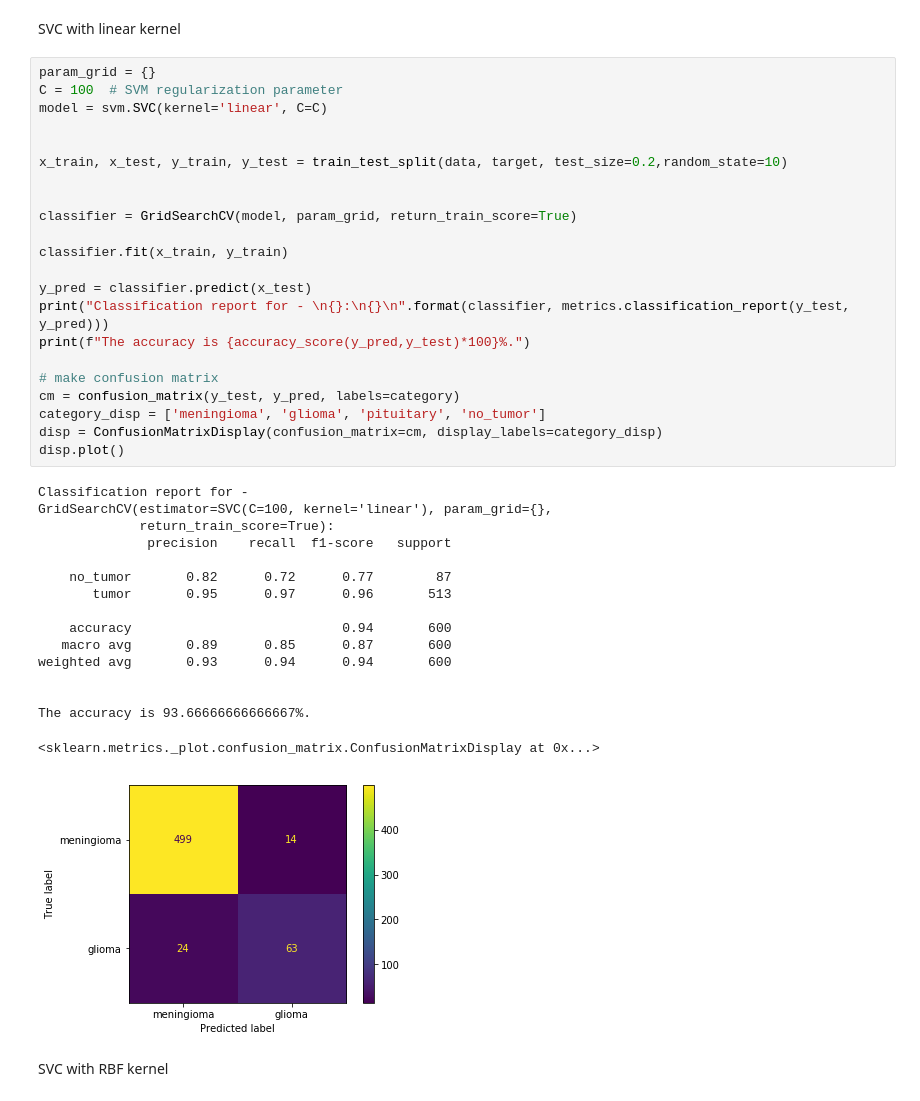
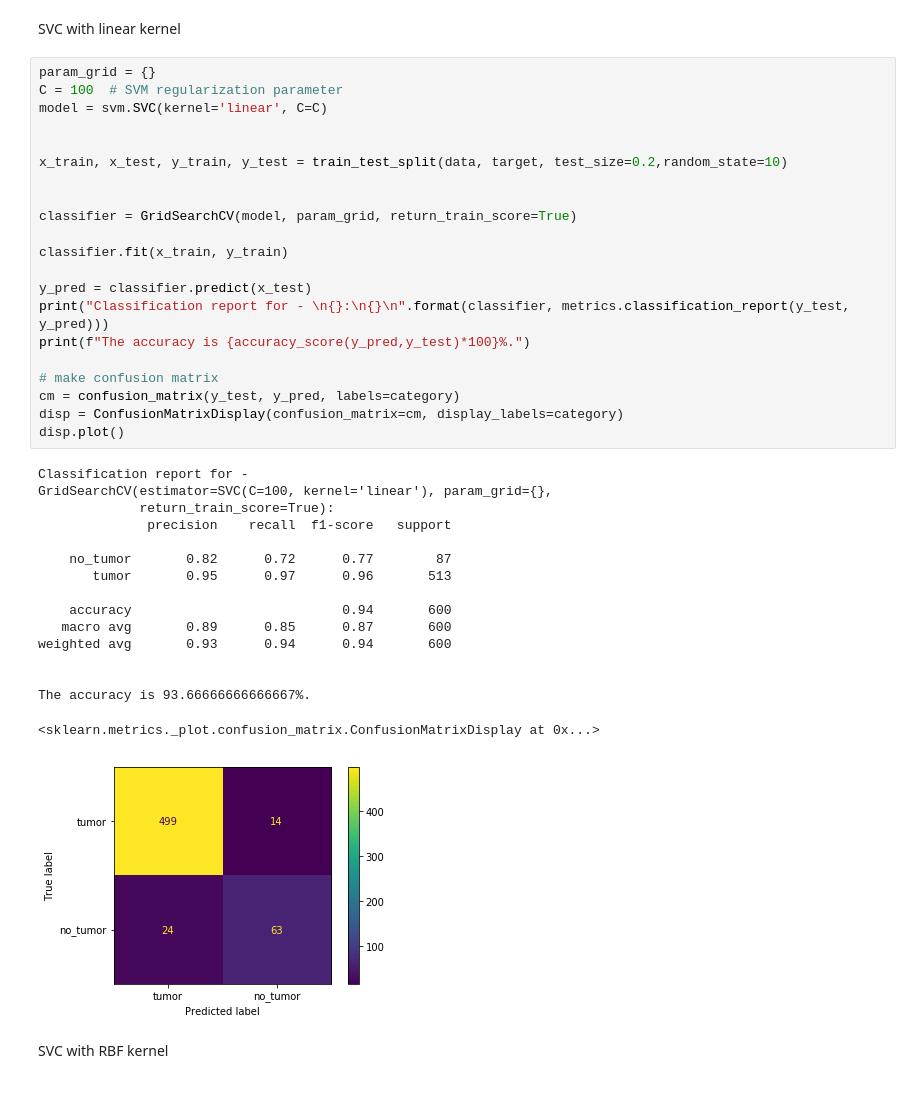
Before and after one commit to zhijie-yu-323/AMLS_21-22-_SN18028477, a Jupyter notebook: A_non_deep.ipynb, the cells around one changed output. Drawn from its saved outputs; the diff is of its cells as text.

```diff
--- a/A_non_deep.ipynb
+++ b/A_non_deep.ipynb
@@ -64,36 +64,35 @@ model = svm.SVC(kernel='linear', C=C)
 x_train, x_test, y_train, y_test = train_test_split(data, target, test_size=0.2,random_state=10)
 
 
 classifier = GridSearchCV(model, param_grid, return_train_score=True)
 
 classifier.fit(x_train, y_train)
 
 y_pred = classifier.predict(x_test)
 print("Classification report for - \n{}:\n{}\n".format(classifier, metrics.classification_report(y_test, y_pred)))
 print(f"The accuracy is {accuracy_score(y_pred,y_test)*100}%.")
 
 # make confusion matrix
 cm = confusion_matrix(y_test, y_pred, labels=category)
-category_disp = ['meningioma', 'glioma', 'pituitary', 'no_tumor']
-disp = ConfusionMatrixDisplay(confusion_matrix=cm, display_labels=category_disp)
+disp = ConfusionMatrixDisplay(confusion_matrix=cm, display_labels=category)
 disp.plot()
 # %% [output]
 Classification report for -
 GridSearchCV(estimator=SVC(C=100, kernel='linear'), param_grid={},
              return_train_score=True):
               precision    recall  f1-score   support
 
     no_tumor       0.82      0.72      0.77        87
        tumor       0.95      0.97      0.96       513
 
     accuracy                           0.94       600
    macro avg       0.89      0.85      0.87       600
 weighted avg       0.93      0.94      0.94       600
 
 
 The accuracy is 93.66666666666667%.
 <sklearn.metrics._plot.confusion_matrix.ConfusionMatrixDisplay at 0x...>
-[figure, old version]
+[figure, new version]
 # %% [markdown]
 SVC with RBF kernel
 # %%
```
